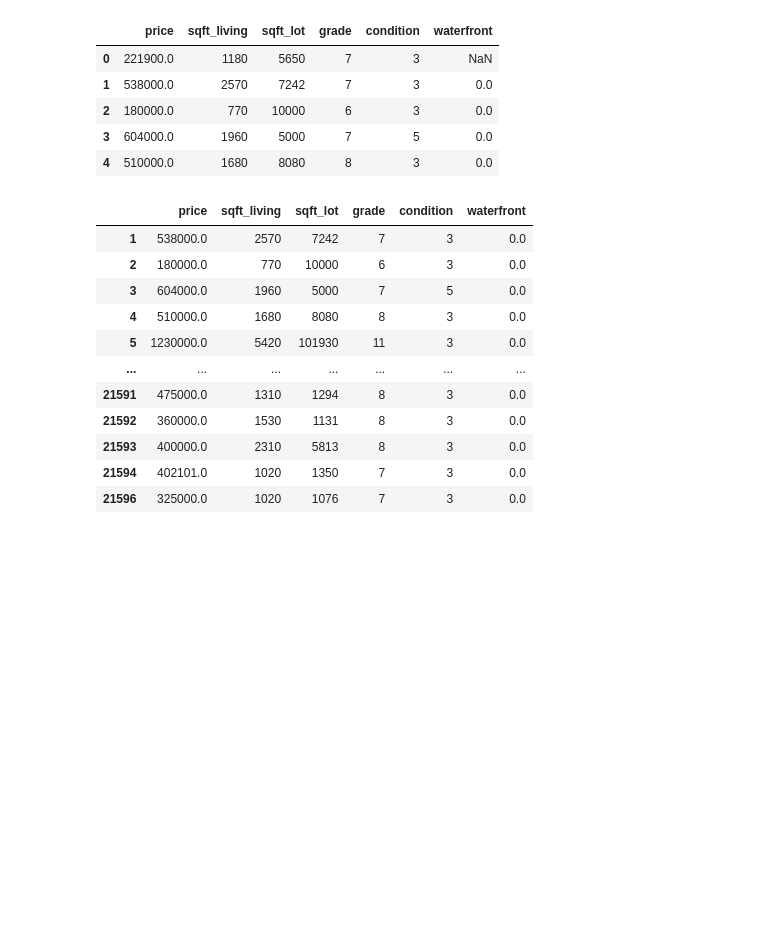
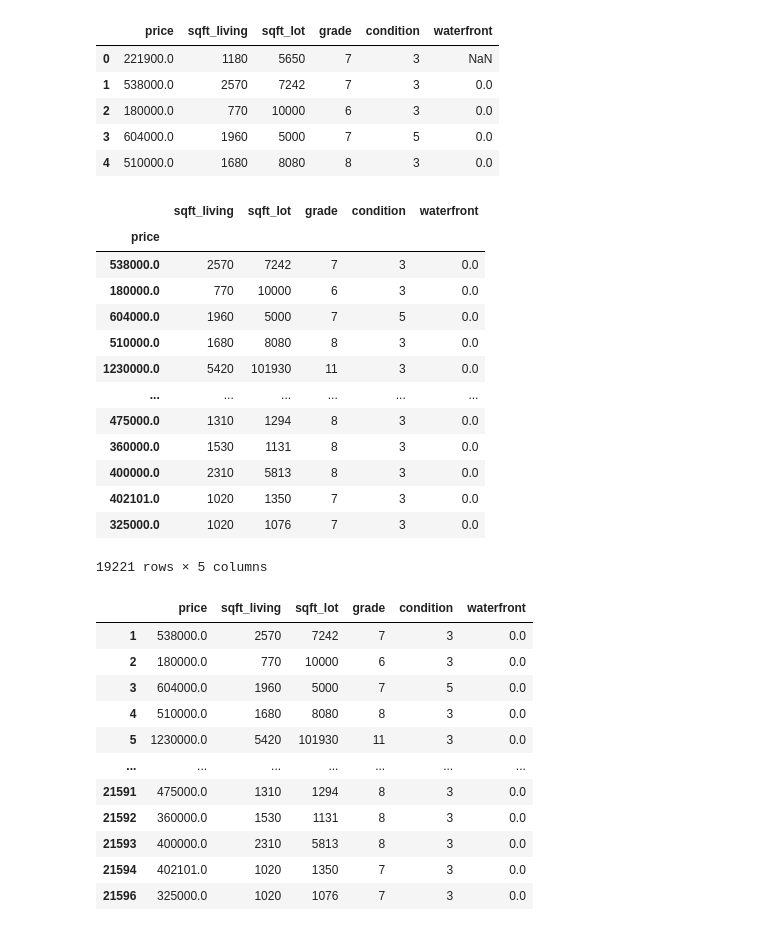
Before and after one commit to justinweible/Housing_Data_Analysis, a Jupyter notebook: Correlation (Me).ipynb, the cells around one changed output. Cells and saved outputs as stored; diff of their text form; code cells hidden in the pictures; blank space fills up the shorter version.

```diff
--- a/Untitled-1.ipynb
+++ b/Correlation (Me).ipynb
@@ -116,6 +74,23 @@ housing_df_drop.head()
 | 4 | 510000.0 | 1680 | 8080 | 8 | 3 | 0.0 |
 # %%
 housing_df_edited = housing_df_drop.dropna()
+# %%
+housing_df_edited.set_index('price')
+# %% [output]
+|  | sqft_living | sqft_lot | grade | condition | waterfront |
+| price |  |  |  |  |  |
+| 538000.0 | 2570 | 7242 | 7 | 3 | 0.0 |
+| 180000.0 | 770 | 10000 | 6 | 3 | 0.0 |
+| 604000.0 | 1960 | 5000 | 7 | 5 | 0.0 |
+| 510000.0 | 1680 | 8080 | 8 | 3 | 0.0 |
+| 1230000.0 | 5420 | 101930 | 11 | 3 | 0.0 |
+| ... | ... | ... | ... | ... | ... |
+| 475000.0 | 1310 | 1294 | 8 | 3 | 0.0 |
+| 360000.0 | 1530 | 1131 | 8 | 3 | 0.0 |
+| 400000.0 | 2310 | 5813 | 8 | 3 | 0.0 |
+| 402101.0 | 1020 | 1350 | 7 | 3 | 0.0 |
+| 325000.0 | 1020 | 1076 | 7 | 3 | 0.0 |
+19221 rows × 5 columns
 # %%
 housing_df_edited
 # %% [output]
```
Also changed, not shown: parts of 11 cells of this notebook.
